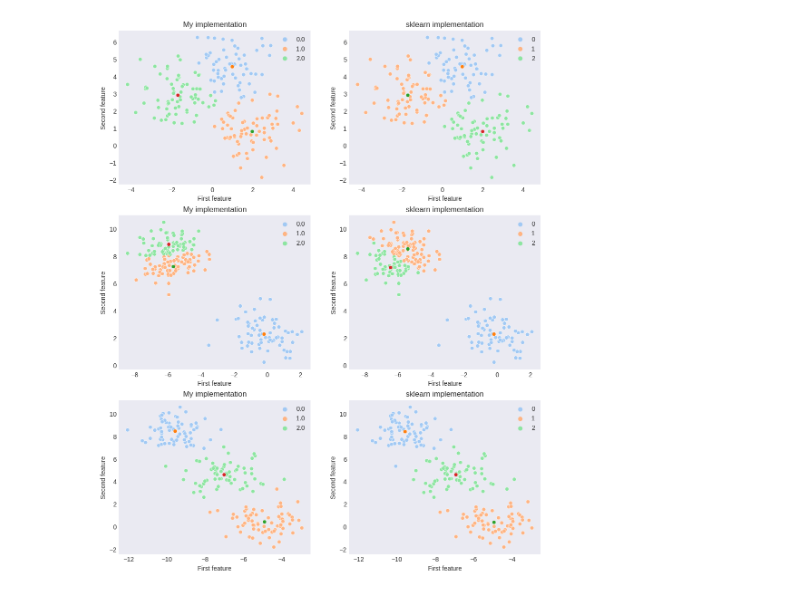
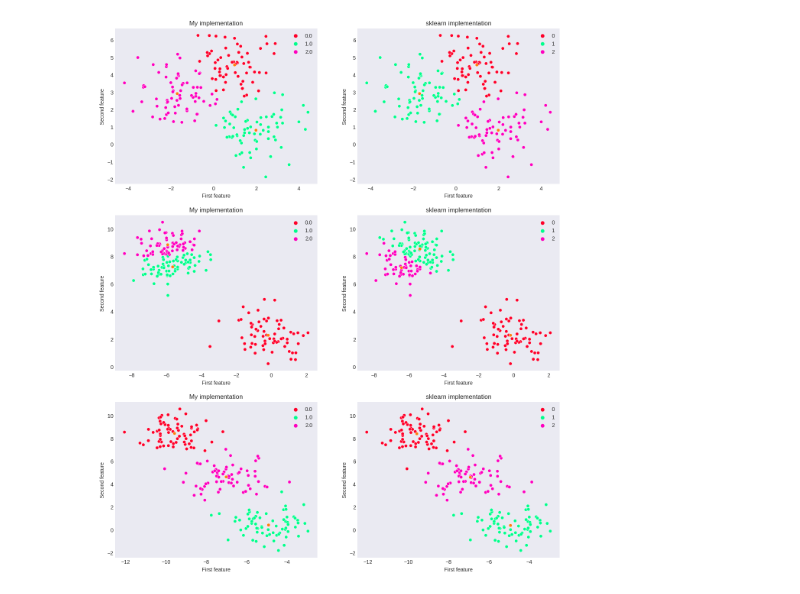
Before and after one commit to VFYAS/KMeans-implementation, a Jupyter notebook: kmeans implementation and report.ipynb, the cells around one changed output. Saved outputs shown, nothing was run; the diff lists cells and outputs as text; code cells hidden in the pictures.

Commit message:
added some markdowns and "niced" plots a bit

```diff
--- a/kmeans implementation and report.ipynb
+++ b/kmeans implementation and report.ipynb
@@ -28,12 +28,13 @@ class MyKMeans:
 
         self.n_iters_ = 0
         self.labels_ = np.empty(0)
-        self.cluster_centers_ = np.ones(shape=self.n_clusters, dtype=object)
+        self.cluster_centers_ = np.empty(0)
         self.distances_ = np.empty(0)
 
     def fit(self, data):
         shape = data.shape[0]
         np.random.seed(self.random_state)
+        self.cluster_centers_ = np.zeros(shape=(self.n_clusters, data.shape[1]))
         self.labels_ = np.empty(shape, dtype='int32')
         self.distances_ = np.empty(shape, dtype='int32')
         if self.heuristic == "random":
@@ -122,20 +129,20 @@ warnings.filterwarnings("ignore")
 # %%
 # comparing the results of realisations of k-means
 # on different datasets, using 'k-means++' initialisation
-fig, ax = plt.subplots(nrows=3, ncols=2, figsize=(12, 15))
+fig, ax = plt.subplots(nrows=3, ncols=2, figsize=(15, 18))
 for row, sample_seed in enumerate([0, 5, 12]):
     X, y = make_blobs(n_samples=200, n_features=2, centers=3, random_state=sample_seed)
     a = MyKMeans(n_clusters=3, random_state=0, heuristic='k-means++').fit(X)
     b = KMeans(n_clusters=3, random_state=0, init='k-means++').fit(X)
     for column, implementation in enumerate([(a, "My implementation"), (b, "sklearn implementation")]):
-        sns.scatterplot(x=X[:, 0], y=X[:, 1], hue=implementation[0].predict(X), palette='pastel', ax=ax[row, column])
+        sns.scatterplot(x=X[:, 0], y=X[:, 1], hue=implementation[0].predict(X), palette='gist_rainbow',
+                        ax=ax[row, column])
         ax[row, column].set_xlabel("First feature")
         ax[row, column].set_ylabel("Second feature")
-        for center in range(implementation[0].n_clusters):
-            # marking cluster centers
-            sns.scatterplot(x=[implementation[0].cluster_centers_[center][0]],
-                            y=[implementation[0].cluster_centers_[center][1]], ax=ax[row, column])
+        # marking cluster centers
+        sns.scatterplot(x=implementation[0].cluster_centers_[:, 0],
+                        y=implementation[0].cluster_centers_[:, 1], ax=ax[row, column], palette='gist_rainbow')
         ax[row, column].set_title(implementation[1])
 plt.show()
 # %% [output]
-[figure, old version]
+[figure, new version]
```
Also changed, not shown: parts of 8 cells of this notebook.
